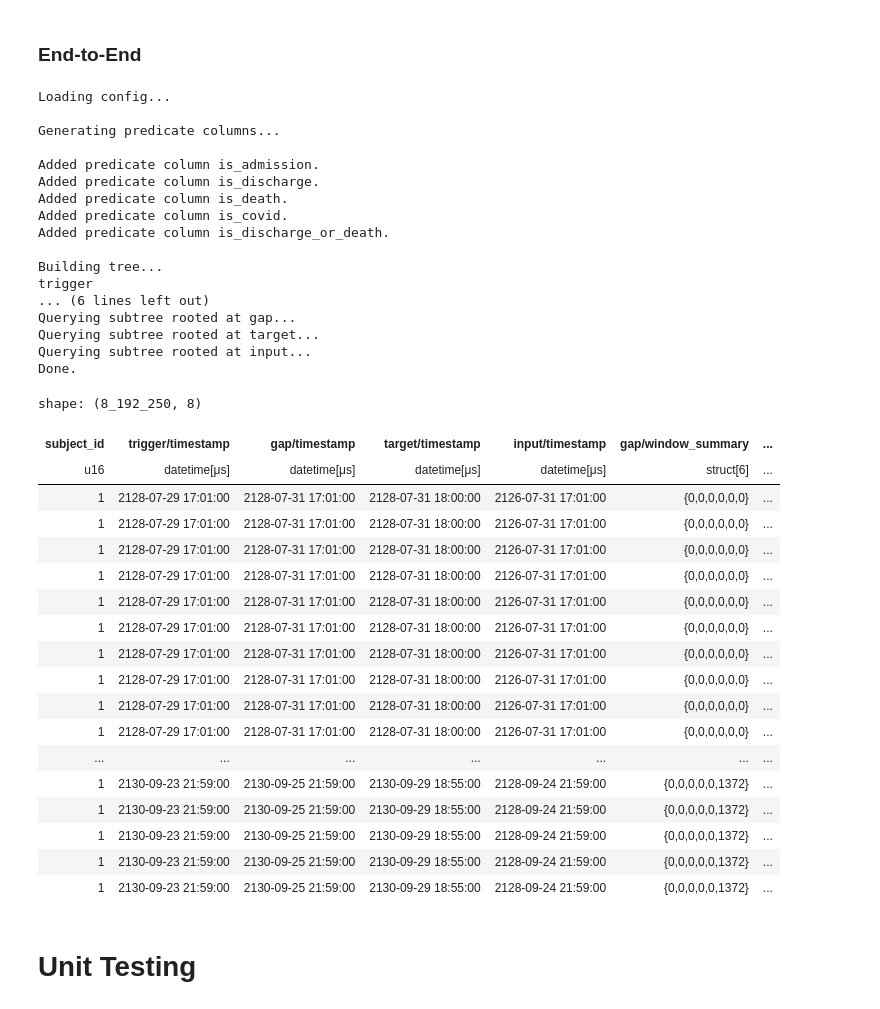
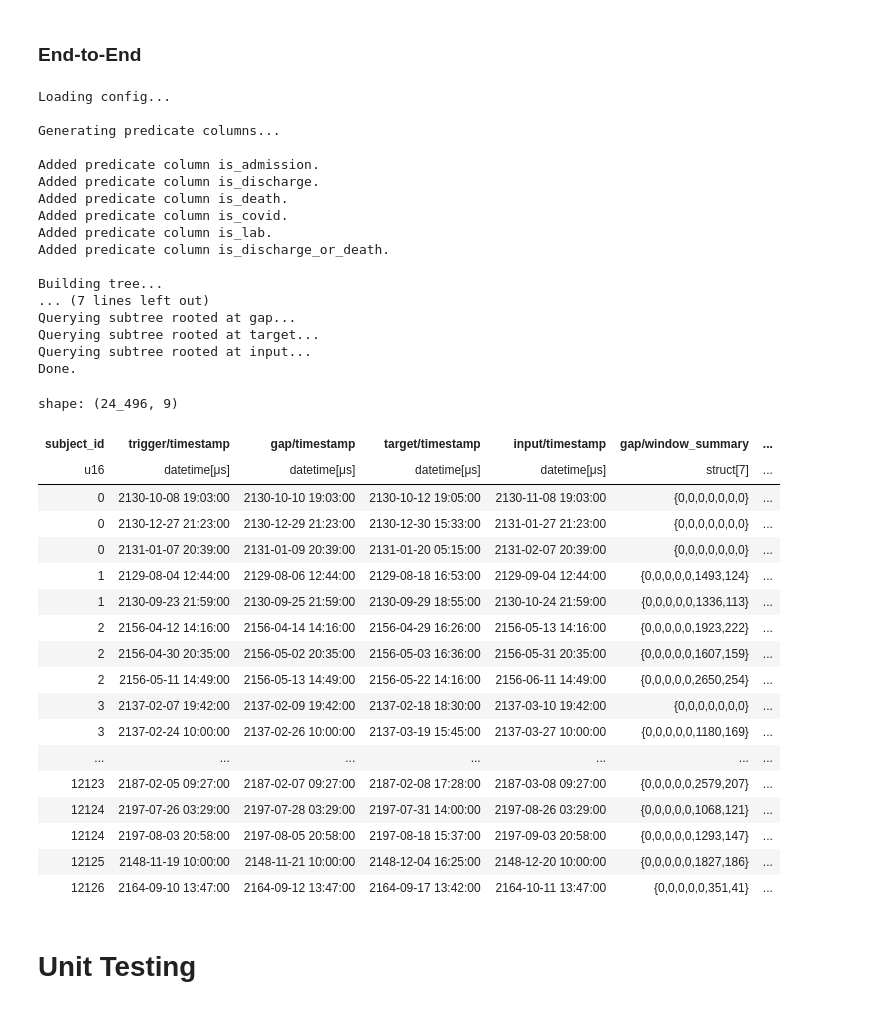
Before and after one commit to justin13601/ACES, a Jupyter notebook: to_organize/run_tests.ipynb, the cells around one changed output. Saved outputs shown, nothing was run; the diff lists cells and outputs as text; code cells hidden in the pictures.

```diff
--- a/to_organize/run_tests.ipynb
+++ b/to_organize/run_tests.ipynb
@@ -96,7 +25,7 @@ dynamic_measurements_df = ESD.dynamic_measurements_df.filter(~pl.all_horizontal(
 df_data = (events_df
             .join(dynamic_measurements_df, on="event_id", how="left")
             .drop(['event_id'])
-            .sort(by=['subject_id', 'timestamp'])
+            .sort(by=['subject_id', 'timestamp', 'event_type'])
             )
 # %% [output]
 Updating config.save_dir from /n/data1/hms/dbmi/zaklab/RAMMS/data/MIMIC_IV/ESD_new_schema_08-31-23-1 to ../MIMIC_ESD_new_schema_08-31-23-1
@@ -169,49 +36,49 @@ shape: (10, 7)
 # %%
 from task_querying_v2 import *
 
-name = 'test_01'
+name = 'test_07'
 
 config_path = f"test_configs/{name}.yaml"
 
-res = query_task(config_path, df_data_new)
+res = query_task(config_path, df_data)
 res
 # %% [output]
 Loading config...
 
 Generating predicate columns...
 
 Added predicate column is_admission.
 Added predicate column is_discharge.
 Added predicate column is_death.
 Added predicate column is_covid.
+Added predicate column is_lab.
 Added predicate column is_discharge_or_death.
 
 Building tree...
-trigger
-... (6 lines left out)
+... (7 lines left out)
 Querying subtree rooted at gap...
 Querying subtree rooted at target...
 Querying subtree rooted at input...
 Done.
-shape: (8_192_250, 8)
+shape: (24_496, 9)
 | subject_id | trigger/timestamp | gap/timestamp | target/timestamp | input/timestamp | gap/window_summary | ... |
-| u16 | datetime[μs] | datetime[μs] | datetime[μs] | datetime[μs] | struct[6] | ... |
-| 1 | 2128-07-29 17:01:00 | 2128-07-31 17:01:00 | 2128-07-31 18:00:00 | 2126-07-31 17:01:00 | {0,0,0,0,0,0} | ... |
-| 1 | 2128-07-29 17:01:00 | 2128-07-31 17:01:00 | 2128-07-31 18:00:00 | 2126-07-31 17:01:00 | {0,0,0,0,0,0} | ... |
-| 1 | 2128-07-29 17:01:00 | 2128-07-31 17:01:00 | 2128-07-31 18:00:00 | 2126-07-31 17:01:00 | {0,0,0,0,0,0} | ... |
-| 1 | 2128-07-29 17:01:00 | 2128-07-31 17:01:00 | 2128-07-31 18:00:00 | 2126-07-31 17:01:00 | {0,0,0,0,0,0} | ... |
-| 1 | 2128-07-29 17:01:00 | 2128-07-31 17:01:00 | 2128-07-31 18:00:00 | 2126-07-31 17:01:00 | {0,0,0,0,0,0} | ... |
-| 1 | 2128-07-29 17:01:00 | 2128-07-31 17:01:00 | 2128-07-31 18:00:00 | 2126-07-31 17:01:00 | {0,0,0,0,0,0} | ... |
-| 1 | 2128-07-29 17:01:00 | 2128-07-31 17:01:00 | 2128-07-31 18:00:00 | 2126-07-31 17:01:00 | {0,0,0,0,0,0} | ... |
-| 1 | 2128-07-29 17:01:00 | 2128-07-31 17:01:00 | 2128-07-31 18:00:00 | 2126-07-31 17:01:00 | {0,0,0,0,0,0} | ... |
-| 1 | 2128-07-29 17:01:00 | 2128-07-31 17:01:00 | 2128-07-31 18:00:00 | 2126-07-31 17:01:00 | {0,0,0,0,0,0} | ... |
-| 1 | 2128-07-29 17:01:00 | 2128-07-31 17:01:00 | 2128-07-31 18:00:00 | 2126-07-31 17:01:00 | {0,0,0,0,0,0} | ... |
+| u16 | datetime[μs] | datetime[μs] | datetime[μs] | datetime[μs] | struct[7] | ... |
+| 0 | 2130-10-08 19:03:00 | 2130-10-10 19:03:00 | 2130-10-12 19:05:00 | 2130-11-08 19:03:00 | {0,0,0,0,0,0,0} | ... |
+| 0 | 2130-12-27 21:23:00 | 2130-12-29 21:23:00 | 2130-12-30 15:33:00 | 2131-01-27 21:23:00 | {0,0,0,0,0,0,0} | ... |
+| 0 | 2131-01-07 20:39:00 | 2131-01-09 20:39:00 | 2131-01-20 05:15:00 | 2131-02-07 20:39:00 | {0,0,0,0,0,0,0} | ... |
+| 1 | 2129-08-04 12:44:00 | 2129-08-06 12:44:00 | 2129-08-18 16:53:00 | 2129-09-04 12:44:00 | {0,0,0,0,0,1493,124} | ... |
+| 1 | 2130-09-23 21:59:00 | 2130-09-25 21:59:00 | 2130-09-29 18:55:00 | 2130-10-24 21:59:00 | {0,0,0,0,0,1336,113} | ... |
+| 2 | 2156-04-12 14:16:00 | 2156-04-14 14:16:00 | 2156-04-29 16:26:00 | 2156-05-13 14:16:00 | {0,0,0,0,0,1923,222} | ... |
+| 2 | 2156-04-30 20:35:00 | 2156-05-02 20:35:00 | 2156-05-03 16:36:00 | 2156-05-31 20:35:00 | {0,0,0,0,0,1607,159} | ... |
+| 2 | 2156-05-11 14:49:00 | 2156-05-13 14:49:00 | 2156-05-22 14:16:00 | 2156-06-11 14:49:00 | {0,0,0,0,0,2650,254} | ... |
+| 3 | 2137-02-07 19:42:00 | 2137-02-09 19:42:00 | 2137-02-18 18:30:00 | 2137-03-10 19:42:00 | {0,0,0,0,0,0,0} | ... |
+| 3 | 2137-02-24 10:00:00 | 2137-02-26 10:00:00 | 2137-03-19 15:45:00 | 2137-03-27 10:00:00 | {0,0,0,0,0,1180,169} | ... |
 | ... | ... | ... | ... | ... | ... | ... |
-| 1 | 2130-09-23 21:59:00 | 2130-09-25 21:59:00 | 2130-09-29 18:55:00 | 2128-09-24 21:59:00 | {0,0,0,0,0,1372} | ... |
-| 1 | 2130-09-23 21:59:00 | 2130-09-25 21:59:00 | 2130-09-29 18:55:00 | 2128-09-24 21:59:00 | {0,0,0,0,0,1372} | ... |
-| 1 | 2130-09-23 21:59:00 | 2130-09-25 21:59:00 | 2130-09-29 18:55:00 | 2128-09-24 21:59:00 | {0,0,0,0,0,1372} | ... |
-| 1 | 2130-09-23 21:59:00 | 2130-09-25 21:59:00 | 2130-09-29 18:55:00 | 2128-09-24 21:59:00 | {0,0,0,0,0,1372} | ... |
-| 1 | 2130-09-23 21:59:00 | 2130-09-25 21:59:00 | 2130-09-29 18:55:00 | 2128-09-24 21:59:00 | {0,0,0,0,0,1372} | ... |
+| 12123 | 2187-02-05 09:27:00 | 2187-02-07 09:27:00 | 2187-02-08 17:28:00 | 2187-03-08 09:27:00 | {0,0,0,0,0,2579,207} | ... |
+| 12124 | 2197-07-26 03:29:00 | 2197-07-28 03:29:00 | 2197-07-31 14:00:00 | 2197-08-26 03:29:00 | {0,0,0,0,0,1068,121} | ... |
+| 12124 | 2197-08-03 20:58:00 | 2197-08-05 20:58:00 | 2197-08-18 15:37:00 | 2197-09-03 20:58:00 | {0,0,0,0,0,1293,147} | ... |
+| 12125 | 2148-11-19 10:00:00 | 2148-11-21 10:00:00 | 2148-12-04 16:25:00 | 2148-12-20 10:00:00 | {0,0,0,0,0,1827,186} | ... |
+| 12126 | 2164-09-10 13:47:00 | 2164-09-12 13:47:00 | 2164-09-17 13:42:00 | 2164-10-11 13:47:00 | {0,0,0,0,0,351,41} | ... |
 # %%
 res.select(['target/window_summary']).unnest('target/window_summary')
 # %% [markdown]
```
Also changed, not shown: parts of 7 cells of this notebook.
